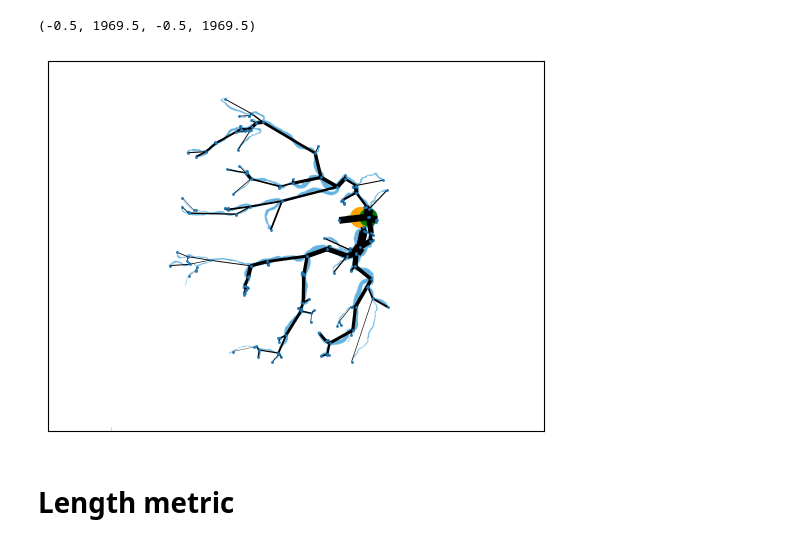
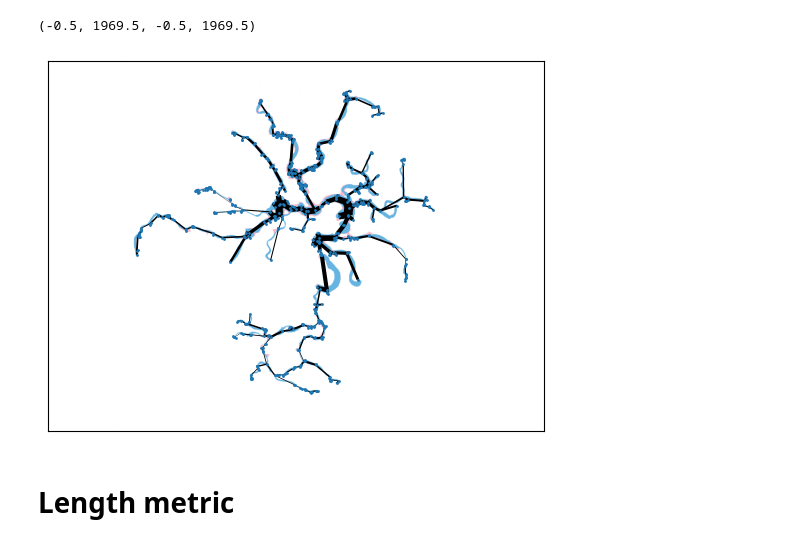
Before and after one commit to ellamichelleking/networks, a Jupyter notebook: src/Read_in_Experimental_Data.ipynb, the cells around one changed output. Saved outputs shown, nothing was run; the diff lists cells and outputs as text; code cells hidden in the pictures.

```diff
--- a/src/Read_in_Experimental_Data.ipynb
+++ b/src/Read_in_Experimental_Data.ipynb
@@ -23,7 +23,7 @@ insertion_pts = {'P47': 383,
 # %%
 filepath = '../../../../Desktop/Placenta_Segmentation/LisaIlastik/'
 # filepath = '../../../../Downloads/'
-placenta = 'P54'
+placenta = 'P47'
 
 nodes_info = np.genfromtxt(filepath + placenta + '_graph_nodes.csv', skip_header=1, delimiter=',', dtype=None, encoding='utf8')
 edge_info = np.genfromtxt(filepath + placenta + '_graph_edges.csv', skip_header=1, delimiter=',', dtype=None, encoding='utf8')
@@ -99,7 +99,7 @@ G.add_nodes_from(np.arange(len(nodes)))
 G.add_weighted_edges_from(weighted_edges_K, weight='K')
 G.add_weighted_edges_from(weighted_edges_K, weight='lengths')
 
-largest_cc = G#G.subgraph(max(nx.connected_components(G), key=len)).copy()
+largest_cc = G.subgraph(max(nx.connected_components(G), key=len)).copy()
 
 
 G_ = nx.minimum_spanning_tree(largest_cc, weight='K')
@@ -121,27 +121,27 @@ K = new_K
 # %%
 G = nx.Graph()
 G.add_nodes_from(np.arange(len(netw.pos)))
 G.add_edges_from(netw.edgelist)
 
 imgpath = '../../../../Desktop/Placenta_Segmentation/'
 img = Image.open(imgpath + placenta + '_manual.tif')
 img = np.array(img)
 img = np.fliplr(img)
-img = np.rot90(img)
+# img = np.rot90(img)
 plt.imshow(img, cmap='gray', alpha=0.6, origin='lower')
 
 sizes = np.ones(len(nodes)) * 5.
 sizes[-1] = 100.
 
 # width=K**(1/4)
 # pos = nodes + np.array([0., 1960.])
-plt.scatter(1328, 1140, s=200, color='orange')
-plt.scatter(*netw.pos[148], s=150, color='green')
+# plt.scatter(1328, 1140, s=200, color='orange')
+# plt.scatter(*netw.pos[148], s=150, color='green')
 nx.draw_networkx(G, pos=netw.pos, width=0.3 * K**(1/4), with_labels=False, node_size=1)
 plt.axis('equal')
 # %% [output]
 (-0.5, 1969.5, -0.5, 1969.5)
-[figure, old version]
+[figure, new version]
 # %% [markdown]
 # Length metric
 # %% [markdown]
```
Also changed, not shown: parts of 6 cells of this notebook.
